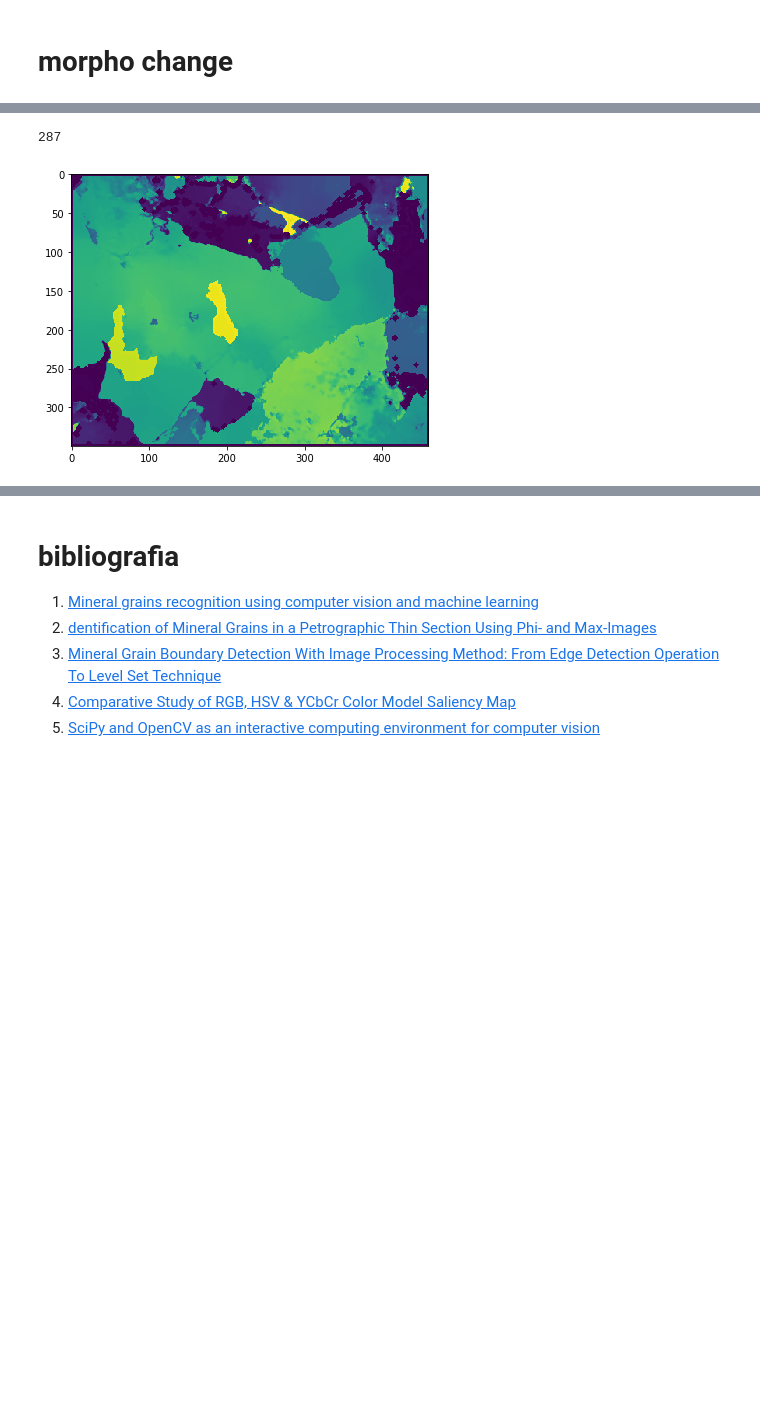
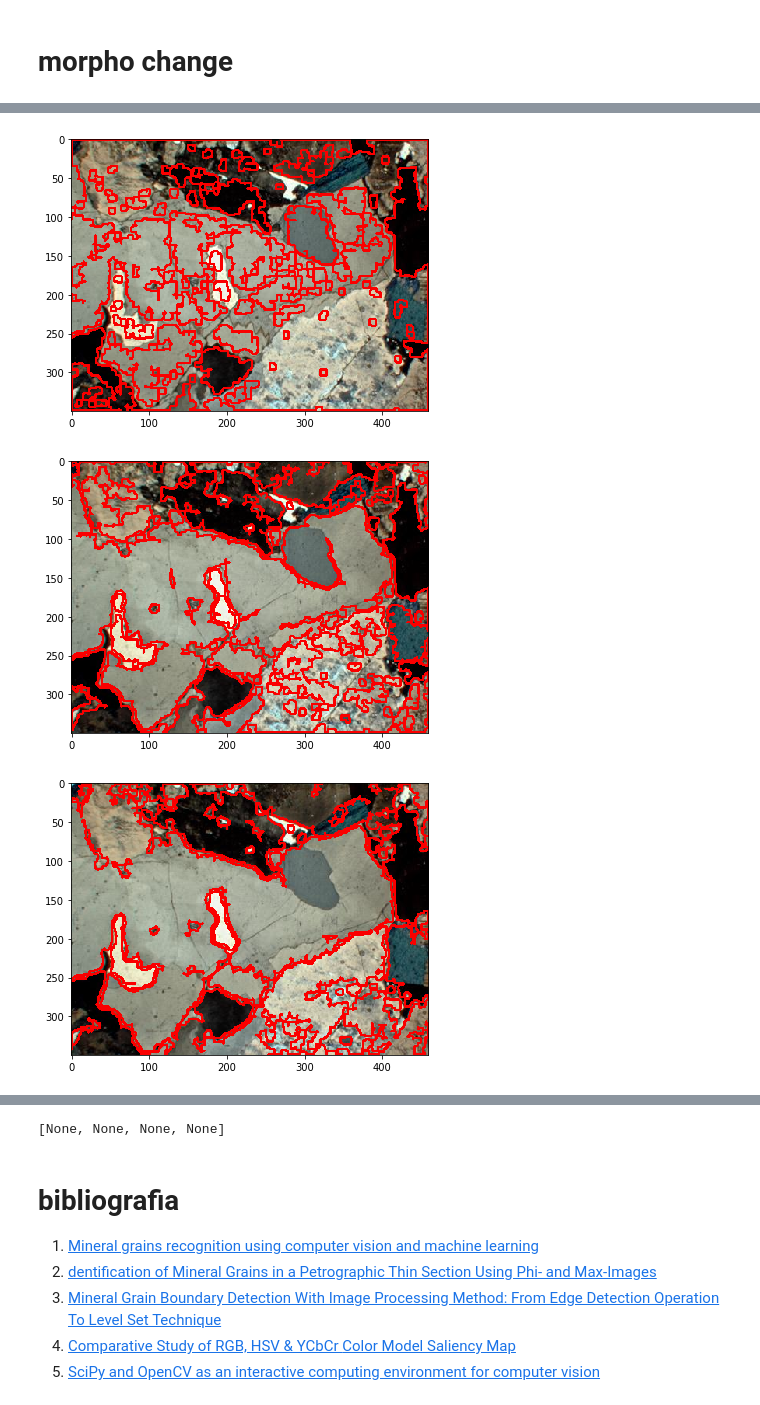
Before and after one commit to joaramirezra/Mineral-Border-Dectetion, a Jupyter notebook: proyecto_geoimagenes.ipynb, the cells around one changed output, grey strips where cells are left out. Saved outputs shown, nothing was run; the diff lists cells and outputs as text; code cells hidden in the pictures; blank space fills up the shorter version.

```diff
--- a/proyecto_geoimagenes.ipynb
+++ b/proyecto_geoimagenes.ipynb
@@ -277,8 +281,8 @@ print_images(img, original)
-# %%
-contours, hierarchy = cv2.findContours(cv2.split(img)[0], cv2.RETR_TREE, cv2.CHAIN_APPROX_SIMPLE)
-print(len(contours))
-cv2.drawContours(c2, contours, -1, (0,255,0), 3)
-print_images(c2)
-# %% [output]
-287
-[figure, removed]
+# %%
+def Gaussian_method(img):
+  Gausian = [blurring(img ,i,9,75,75,21,50)[0] for i in range(1,11,2)]
+  [print_images(countour_draw(Gausian[i],img) ) for i in range(len(Gausian)-1)]
+# %% [output]
+[figure, added]
+[figure, added]
+[figure, added]
@@ -285,3 +290,4 @@ print_images(c2)
+[None, None, None, None]
 # %% [markdown]
 # bibliografia
 
```
Also changed, not shown: parts of 23 cells of this notebook.
